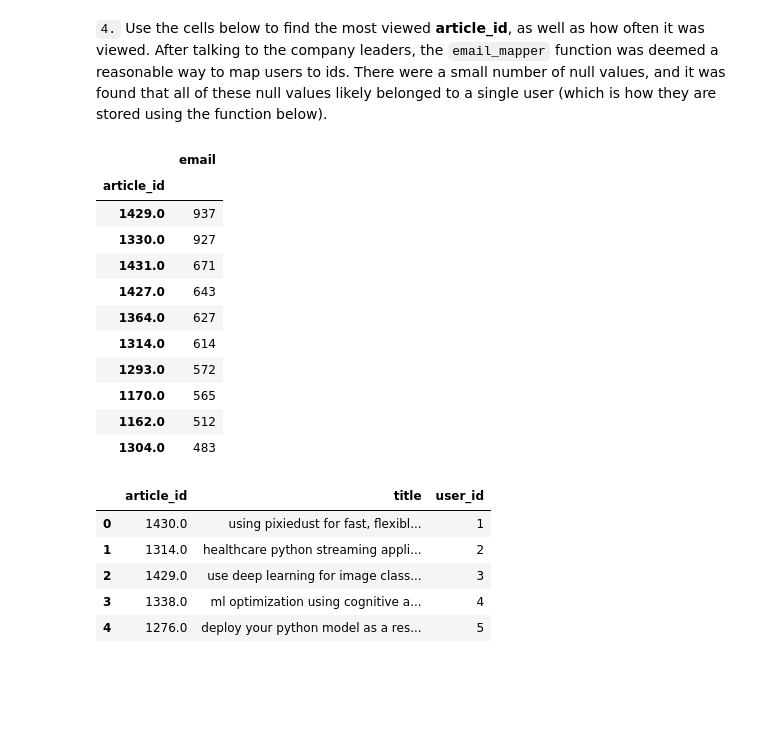
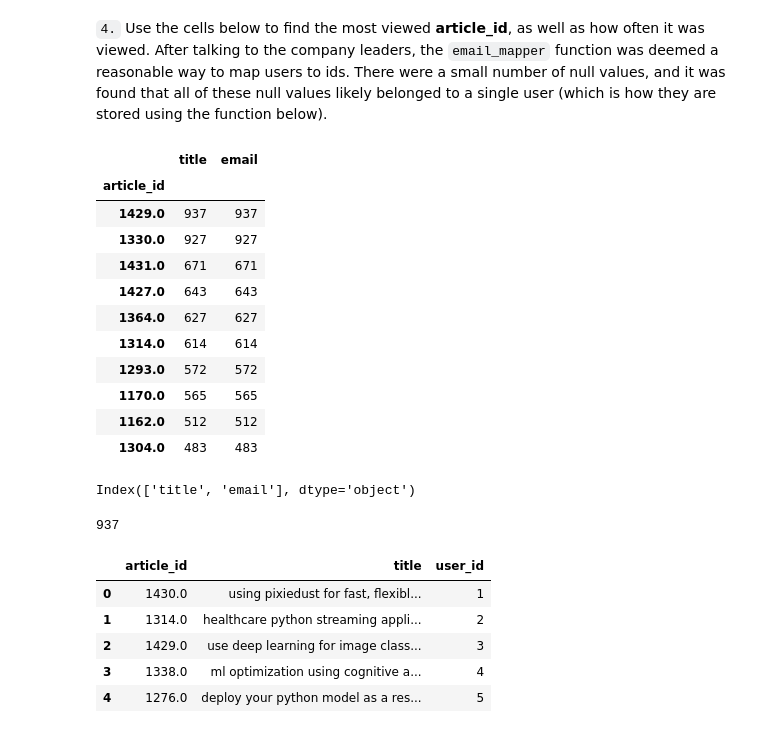
Before and after one commit to yashnayi234/Recommendations-with-IBM, a Jupyter notebook: Recommendations_with_IBM.ipynb, the cells around one changed output. Saved outputs shown, nothing was run; the diff lists cells and outputs as text; code cells hidden in the pictures; blank space fills up the shorter version.

```diff
--- a/Recommendations_with_IBM.ipynb
+++ b/Recommendations_with_IBM.ipynb
@@ -138,18 +151,23 @@ user_article_interactions = 45993 # The number of user-article interactions
 # %% [markdown]
 `4.` Use the cells below to find the most viewed **article_id**, as well as how often it was viewed.  After talking to the company leaders, the `email_mapper` function was deemed a reasonable way to map users to ids.  There were a small number of null values, and it was found that all of these null values likely belonged to a single user (which is how they are stored using the function below).
 # %%
-df[['article_id', 'email']].groupby(['article_id']).count().sort_values(['email'], ascending=False).head(10)
+new_df = df[['article_id', 'title', 'email']].groupby(['article_id']).count().sort_values(['email'], ascending=False).head(10)
+new_df
 # %% [output]
-|  | email |
-| article_id |  |
-| 1429.0 | 937 |
-| 1330.0 | 927 |
-| 1431.0 | 671 |
-| 1427.0 | 643 |
-| 1364.0 | 627 |
-| 1314.0 | 614 |
-| 1293.0 | 572 |
-| 1170.0 | 565 |
-| 1162.0 | 512 |
-| 1304.0 | 483 |
+|  | title | email |
+| article_id |  |  |
+| 1429.0 | 937 | 937 |
+| 1330.0 | 927 | 927 |
+| 1431.0 | 671 | 671 |
+| 1427.0 | 643 | 643 |
+| 1364.0 | 627 | 627 |
+| 1314.0 | 614 | 614 |
+| 1293.0 | 572 | 572 |
+| 1170.0 | 565 | 565 |
+| 1162.0 | 512 | 512 |
+| 1304.0 | 483 | 483 |
+# %%
+new_df.columns
+# %% [output]
+Index(['title', 'email'], dtype='object')
 # %%
@@ -158,3 +176,7 @@ max_views = 937 # The most viewed article in the dataset was viewed how many tim
+# %%
+max_views
+# %% [output]
+937
 # %%
 ## No need to change the code here - this will be helpful for later parts of the notebook
 # Run this cell to map the user email to a user_id column and remove the email column
```
Also changed, not shown: parts of 11 cells of this notebook, 1 other file.
